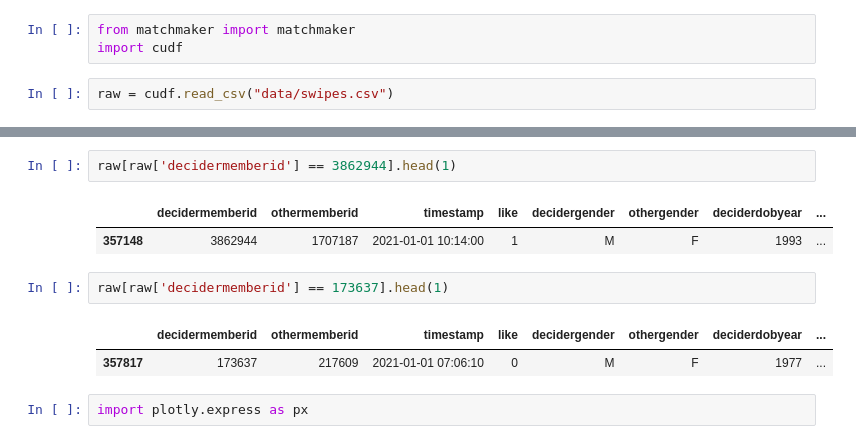
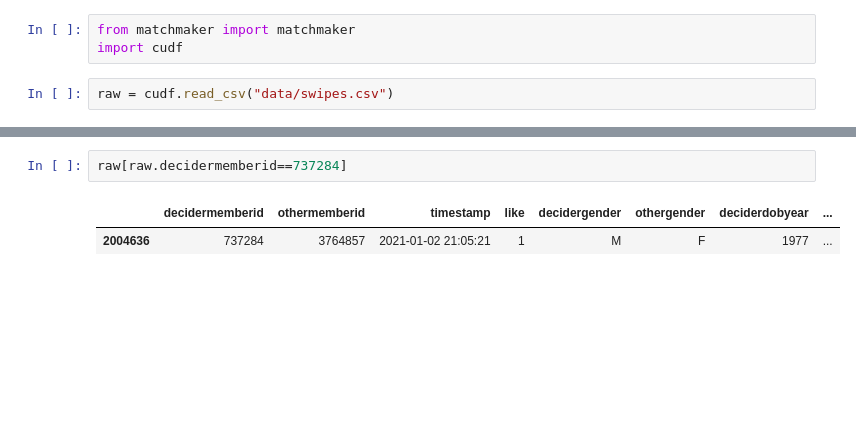
Before and after one commit to zainansarii/matchmaker, a Jupyter notebook: examples/basic_usage.ipynb, the cells around one changed output, grey strips where cells are left out. Drawn from its saved outputs; the diff is of its cells as text; blank space fills up the shorter version.

```diff
--- a/examples/basic_usage.ipynb
+++ b/examples/basic_usage.ipynb
@@ -57,12 +72,5 @@ engine.run_engagement()
 # %%
-raw[raw['decidermemberid'] == 3862944].head(1)
+raw[raw.decidermemberid==737284]
 # %% [output]
 |  | decidermemberid | othermemberid | timestamp | like | decidergender | othergender | deciderdobyear | ... |
-| 357148 | 3862944 | 1707187 | 2021-01-01 10:14:00 | 1 | M | F | 1993 | ... |
+| 2004636 | 737284 | 3764857 | 2021-01-02 21:05:21 | 1 | M | F | 1977 | ... |
-# %%
-raw[raw['decidermemberid'] == 173637].head(1)
-# %% [output]
-|  | decidermemberid | othermemberid | timestamp | like | decidergender | othergender | deciderdobyear | ... |
-| 357817 | 173637 | 217609 | 2021-01-01 07:06:10 | 0 | M | F | 1977 | ... |
-# %%
-import plotly.express as px
```
Also changed, not shown: parts of 18 cells of this notebook, 3 other files.
